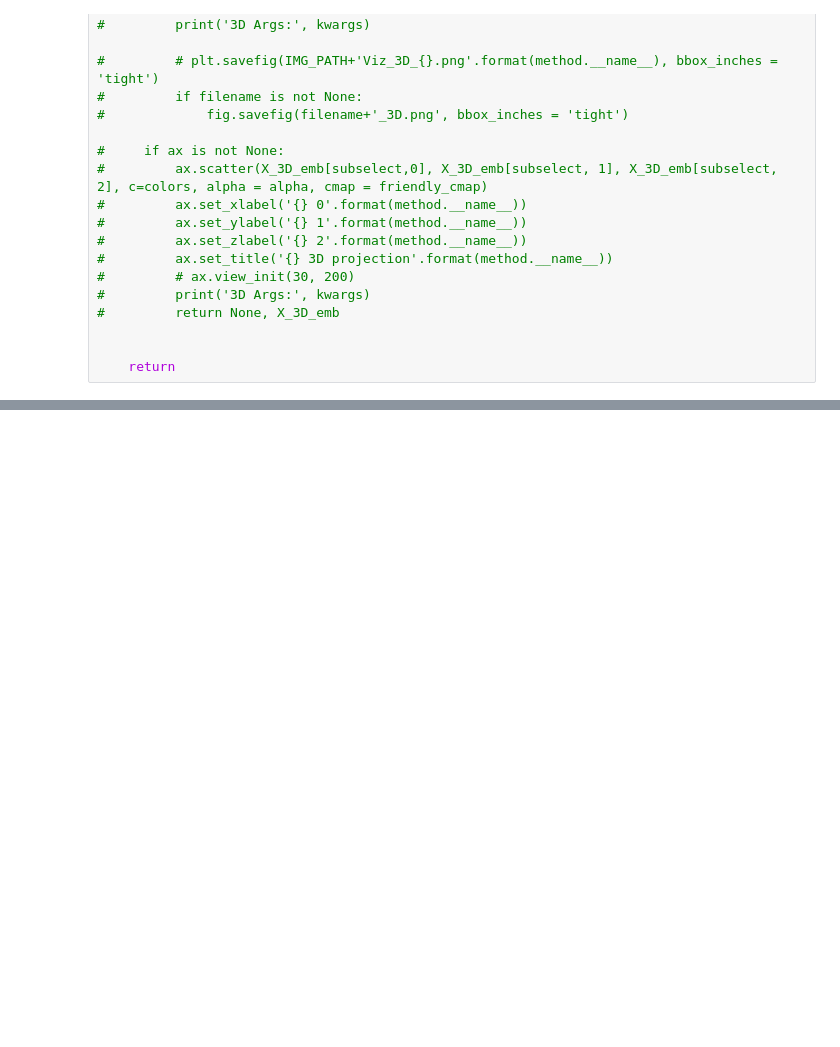
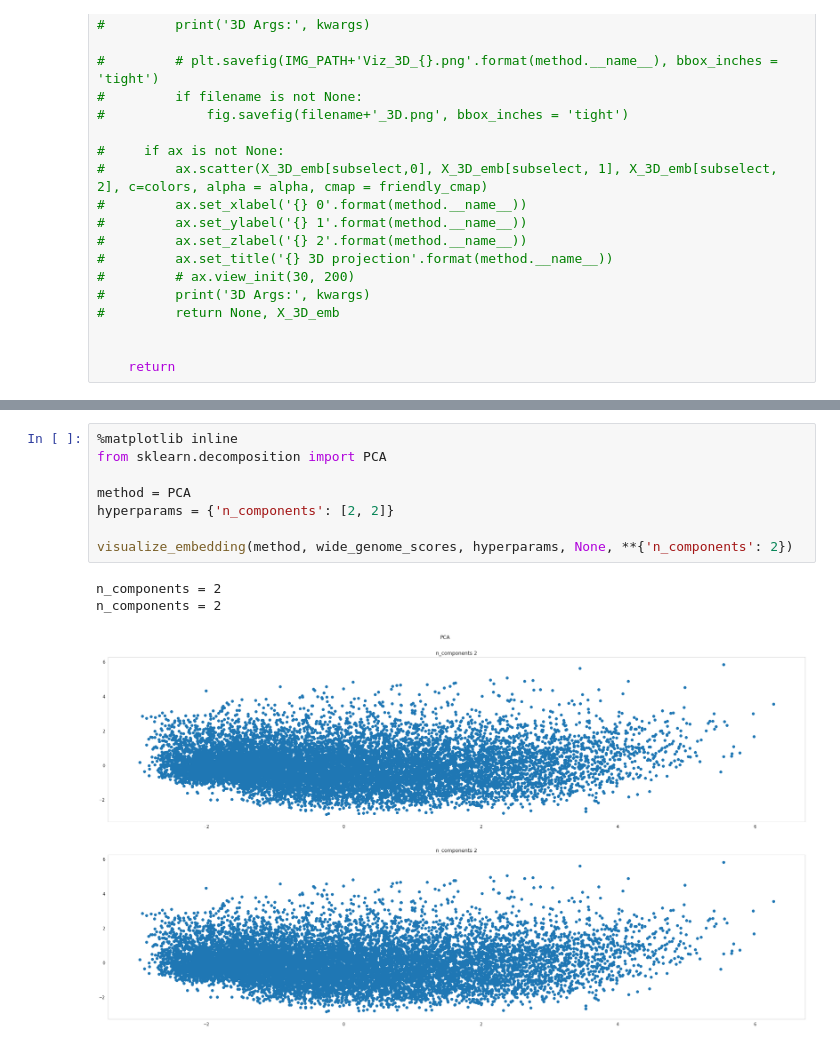
Before and after one commit to LevinRoman/escaping_echo_chambers, a Jupyter notebook: notebooks/1-Low-D-viz.ipynb, the cells around one changed output, grey strips where cells are left out. Cells and saved outputs as stored; diff of their text form; blank space fills up the shorter version.

```diff
--- a/notebooks/1-Low-D-viz.ipynb
+++ b/notebooks/1-Low-D-viz.ipynb
@@ -206,0 +208,12 @@ n_neighbors = 10
+# %%
+%matplotlib inline
+from sklearn.decomposition import PCA
+
+method = PCA
+hyperparams = {'n_components': [2, 2]}
+
+visualize_embedding(method, wide_genome_scores, hyperparams, None, **{'n_components': 2})
+# %% [output]
+n_components = 2
+n_components = 2
+[figure, added]
```
Also changed, not shown: parts of 8 cells of this notebook, 1 other file.
